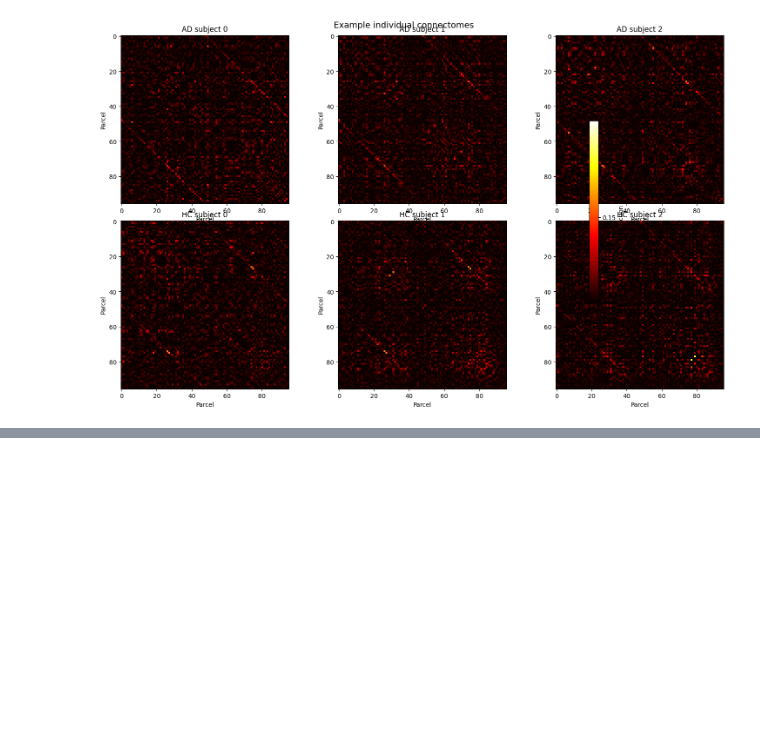
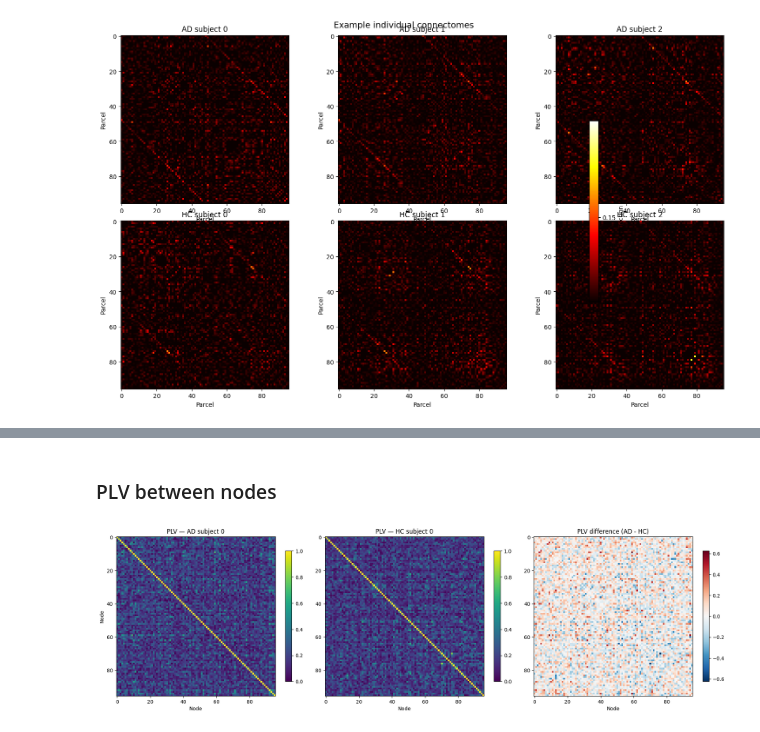
Before and after one commit to Grega2804/GABS-Project, a Jupyter notebook: Code/notebook.ipynb, the cells around one changed output, grey strips where cells are left out. Drawn from its saved outputs; the diff is of its cells as text; code cells hidden in the pictures; blank space fills up the shorter version.

```diff
--- a/Code/notebook.ipynb
+++ b/Code/notebook.ipynb
@@ -180,0 +282,36 @@ plt.show()
+# %% [markdown]
+### PLV between nodes
+# %%
+def compute_plv(data):
+    """Compute PLV matrix from analytical signal (n_nodes x n_timepoints)."""
+    z = data / np.abs(data)
+    plv_matrix = np.abs(z @ z.conj().T) / data.shape[1]
+    return plv_matrix
+
+plv_ad = compute_plv(data_ad)
+plv_hc = compute_plv(data_hc)
+
+fig, axes = plt.subplots(1, 3, figsize=(18, 5))
+
+im0 = axes[0].imshow(plv_ad, cmap='viridis', vmin=0, vmax=1)
+axes[0].set_title('PLV — AD subject 0')
+axes[0].set_xlabel('Node')
+axes[0].set_ylabel('Node')
+plt.colorbar(im0, ax=axes[0], shrink=0.8)
+
+im1 = axes[1].imshow(plv_hc, cmap='viridis', vmin=0, vmax=1)
+axes[1].set_title('PLV — HC subject 0')
+axes[1].set_xlabel('Node')
+plt.colorbar(im1, ax=axes[1], shrink=0.8)
+
+plv_diff = plv_ad - plv_hc
+lim = np.abs(plv_diff).max()
+im2 = axes[2].imshow(plv_diff, cmap='RdBu_r', vmin=-lim, vmax=lim)
+axes[2].set_title('PLV difference (AD - HC)')
+axes[2].set_xlabel('Node')
+plt.colorbar(im2, ax=axes[2], shrink=0.8)
+
+plt.tight_layout()
+plt.show()
+# %% [output]
+[figure, added]
```
Also changed, not shown: parts of 19 cells of this notebook.
